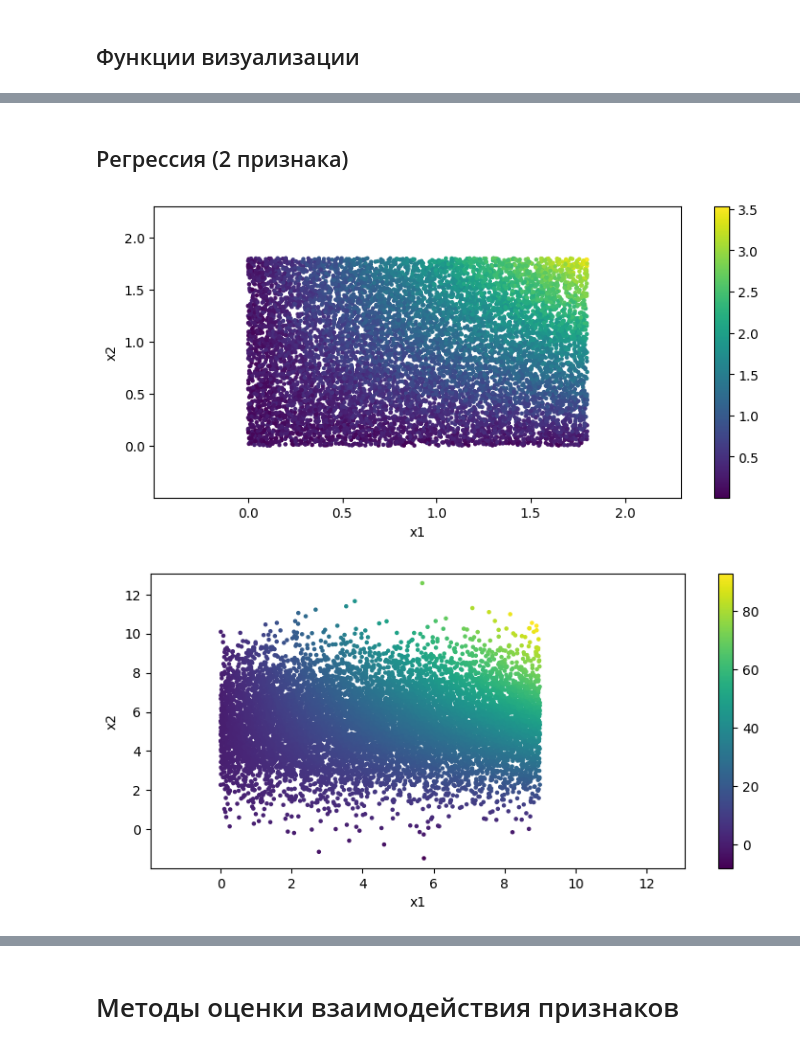
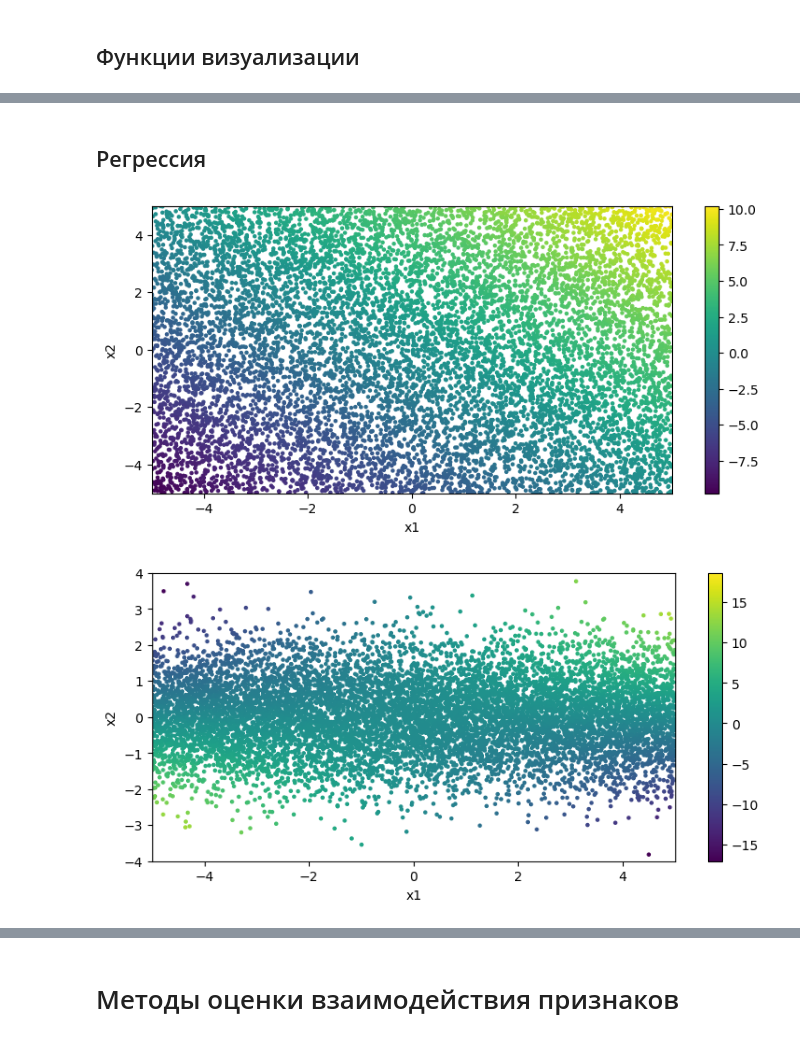
Before and after one commit to Ch1pchilinka/Gromakov-BS, a Jupyter notebook: code/Experiments.ipynb, the cells around one changed output, grey strips where cells are left out. Saved outputs shown, nothing was run; the diff lists cells and outputs as text; code cells hidden in the pictures.

```diff
--- a/code/Experiments.ipynb
+++ b/code/Experiments.ipynb
@@ -105,10 +245,10 @@ def Visualise_classification_2D(X, y):
   plt.ylabel('x2')
   plt.show()
 # %%
-def Visualise_regression_2D(X, y):
+def Visualise_regression_2D(X, y, xlim, ylim):
   plt.figure(figsize=[9, 4])
-  plt.xlim((np.min(X) - 0.5, np.max(X) + 0.5)),
-  plt.ylim((np.min(X) - 0.5, np.max(X) + 0.5))
+  plt.xlim((xlim[0], xlim[1]))
+  plt.ylim((ylim[0], ylim[1]))
 
   sc = plt.scatter(X[:, 0], X[:, 1], c=y, s=5)
 
@@ -122,7 +262,7 @@ def Visualise_regression_2D(X, y):
 # %%
 def data_classification_2D_1():
   n = 2
-  l = 10 ** n
+  l = 100 ** n
   X1 = np.array([[0,0]]) + 0.3*np.random.randn(l, n)
   X2 = np.array([[0,2]]) + 0.3*np.random.randn(l, n)
   X3 = np.array([[2,0]]) + 0.3*np.random.randn(l, n)
@@ -174,6 +314,6 @@ Visualise_classification_2D(X, y)
 # %%
 def data_classification_2D_4():
-  X, y = make_classification(n_samples=150, n_features=2,
+  X, y = make_classification(n_samples=2001, n_features=2,
                             n_informative=2, n_classes=2,
                             n_redundant=0,
                             n_clusters_per_class=1,
@@ -187,11 +327,8 @@ Visualise_classification_2D(X, y)
 # %%
 def data_classification_2D_5():
-  X, y = make_classification(n_samples=200, n_features=3,
+  X, y = make_classification(n_samples=2000, n_features=3,
                             n_informative=2, n_classes=2,
                             n_redundant=0,
                             n_clusters_per_class=1,
                             random_state=3)
   return X, y
-
-X, y = data_classification_2D_5()
-Visualise_classification_2D(X, y)
@@ -200,29 +343,29 @@ Visualise_classification_2D(X, y)
 # %% [markdown]
-## Регрессия (2 признака)
+## Регрессия
 # %%
 def data_regression_2D_1():
   n = 2
   N = 100**n
 
-  X1 = np.random.random(N)*1.8
-  X2 = np.random.random(N)*1.8
+  X1 = np.random.uniform(-5, 5, N)
+  X2 = np.random.uniform(-5, 5, N)
 
-  y = X1 * X2 + np.random.random(N)/3
+  y = X1 + X2 + np.random.random(N)/3
   X = np.vstack([X1, X2]).transpose(1, 0)
 
   return X, y
 
 X, y = data_regression_2D_1()
-Visualise_regression_2D(X, y)
+Visualise_regression_2D(X, y, (-5, 5), (-5, 5))
 # %% [output]
-[figure, old version]
+[figure, new version]
 # %%
 def data_regression_2D_2():
   n = 2
   N = 100**n
 
-  X1 = np.random.uniform(0, 5, N)*1.8
-  X2 = np.random.normal(3, 1, N)*1.8
+  X1 = np.random.uniform(-5, 5, N)
+  X2 = np.random.normal(0, 1, N)
 
   y = X1 * X2 + np.random.random(N)/3
   X = np.vstack([X1, X2]).transpose(1, 0)
@@ -230,6 +373,6 @@ def data_regression_2D_2():
   return X, y
 
 X, y = data_regression_2D_2()
-Visualise_regression_2D(X, y)
+Visualise_regression_2D(X, y, (-5, 5), (-4, 4))
 # %% [output]
-[figure, old version]
+[figure, new version]
```
Also changed, not shown: parts of 50 cells of this notebook.
